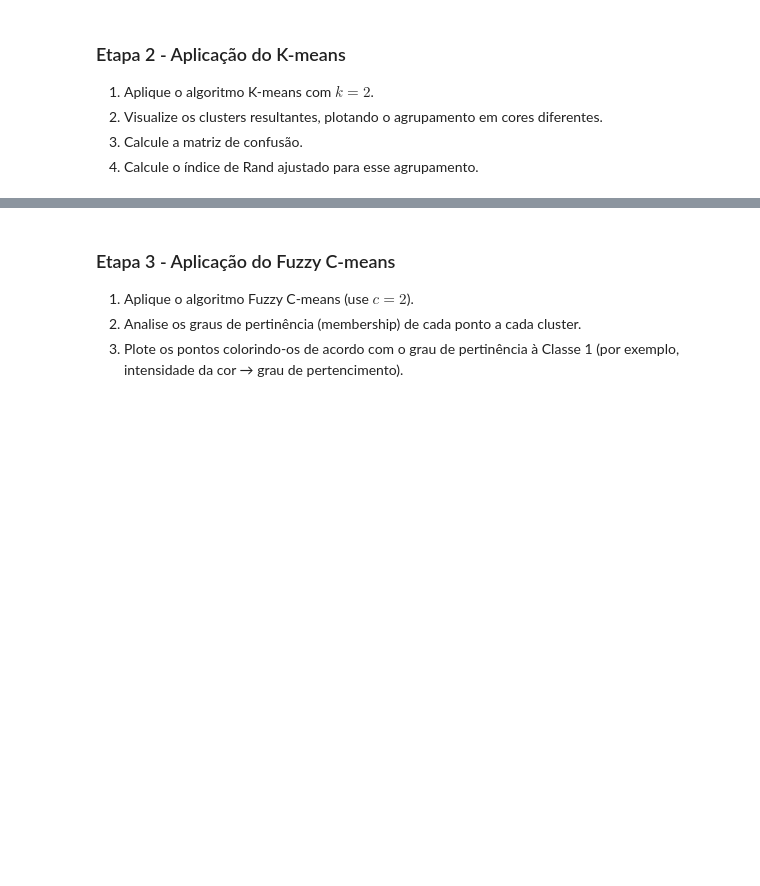
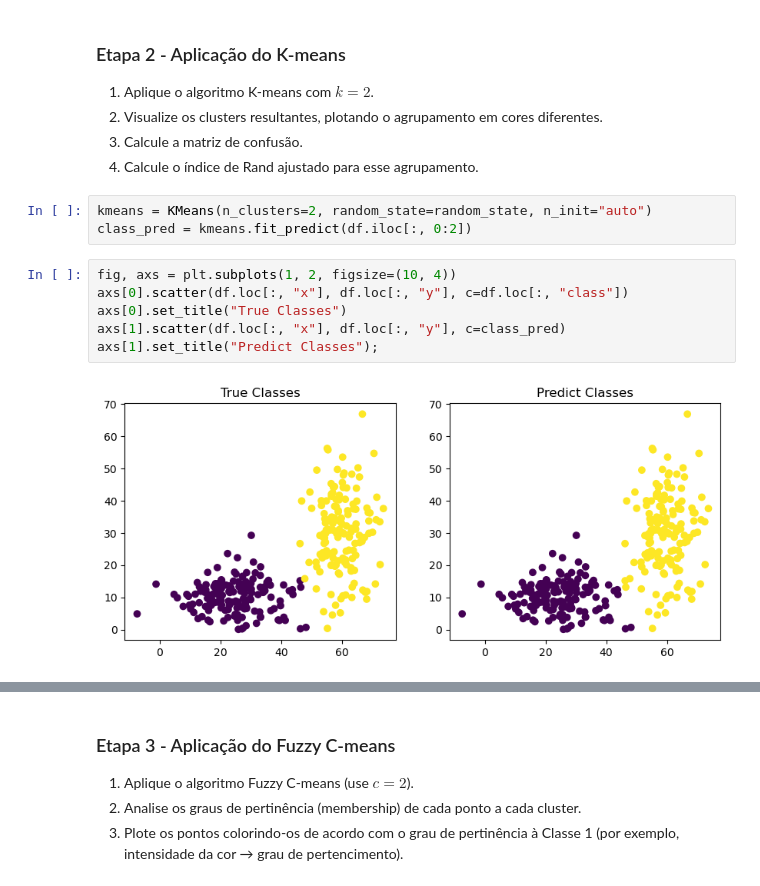
Before and after one commit to thiagoneye/master-machine_learning, a Jupyter notebook: notebooks/exercise_list.ipynb, the cells around one changed output, grey strips where cells are left out. Saved outputs shown, nothing was run; the diff lists cells and outputs as text; blank space fills up the shorter version.

```diff
--- a/notebooks/exercise_list.ipynb
+++ b/notebooks/exercise_list.ipynb
@@ -65,3 +81,14 @@ class_two = np.random.multivariate_normal(mu_two, cov_two, n_samples)
 2. Visualize os clusters resultantes, plotando o agrupamento em cores diferentes.
 3. Calcule a matriz de confusão.
 4. Calcule o índice de Rand ajustado para esse agrupamento.
+# %%
+kmeans = KMeans(n_clusters=2, random_state=random_state, n_init="auto")
+class_pred = kmeans.fit_predict(df.iloc[:, 0:2])
+# %%
+fig, axs = plt.subplots(1, 2, figsize=(10, 4))
+axs[0].scatter(df.loc[:, "x"], df.loc[:, "y"], c=df.loc[:, "class"])
+axs[0].set_title("True Classes")
+axs[1].scatter(df.loc[:, "x"], df.loc[:, "y"], c=class_pred)
+axs[1].set_title("Predict Classes");
+# %% [output]
+[figure, added]
```
Also changed, not shown: parts of 5 cells of this notebook.
